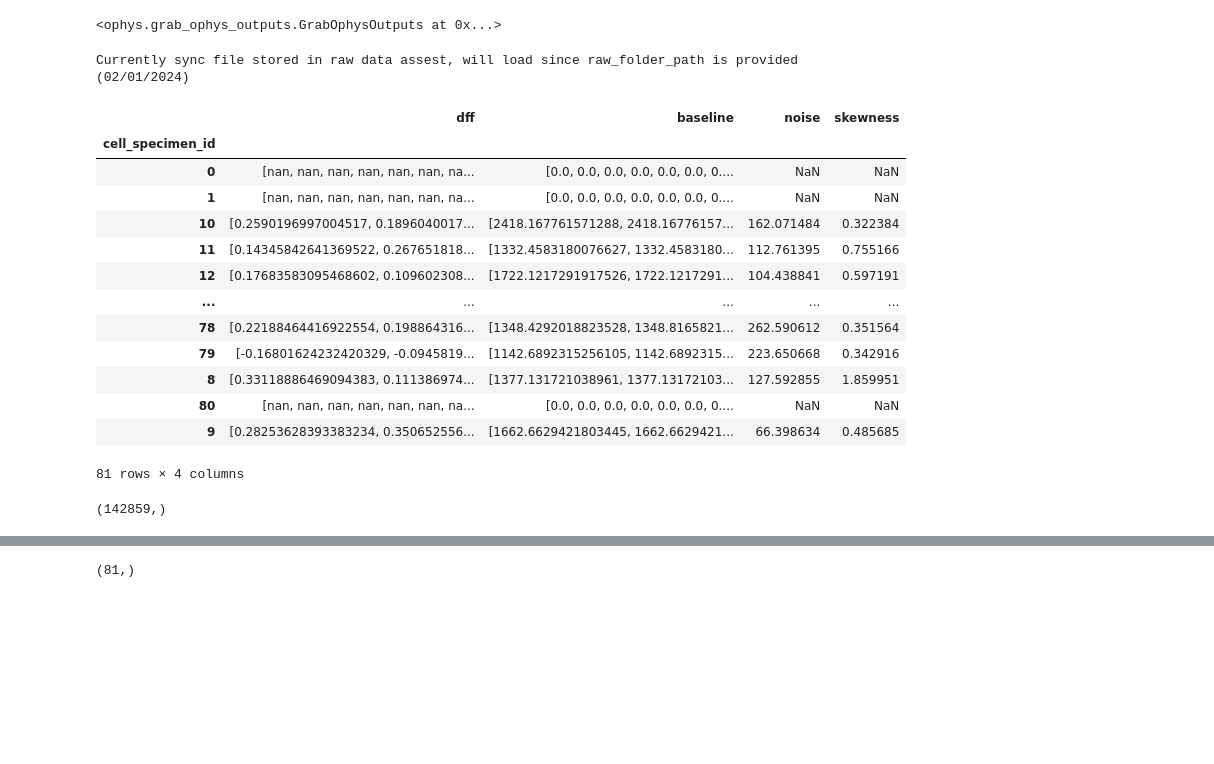
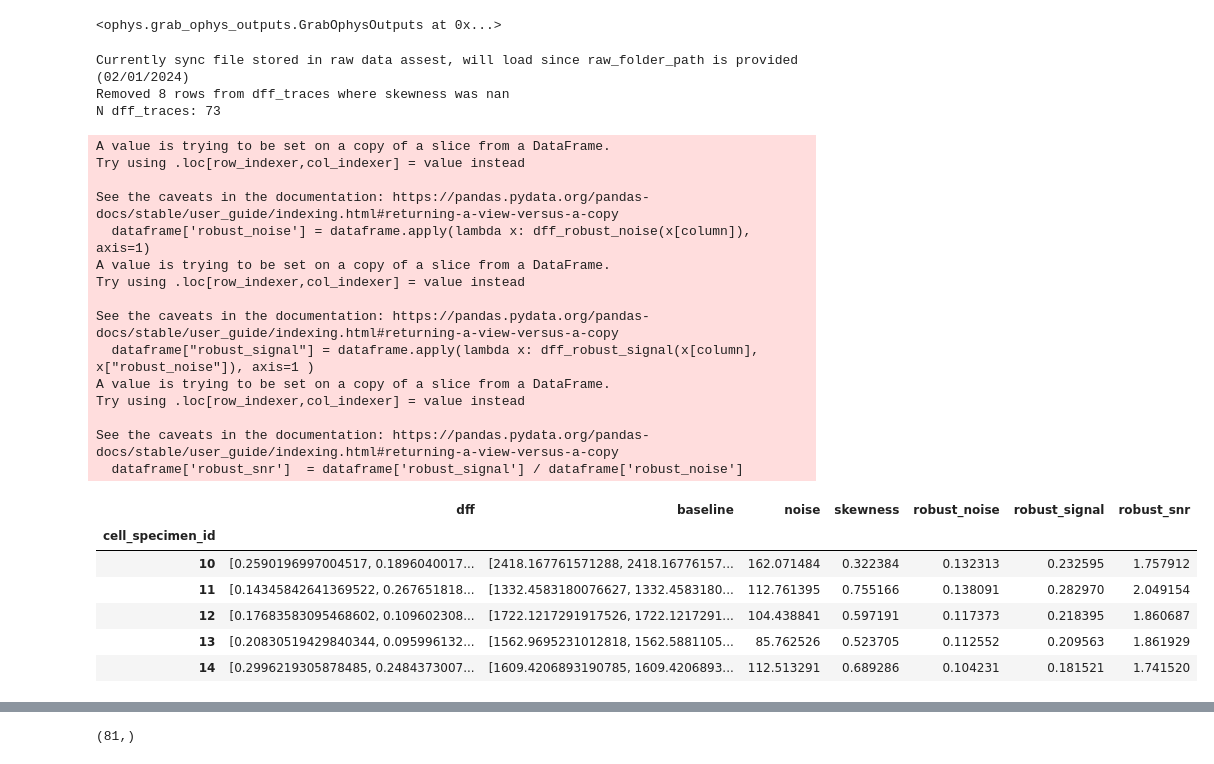
Before and after one commit to AllenNeuralDynamics/lamf-analysis, a Jupyter notebook: ophys-mfish-dev/notebooks/Dataset-object-demo.ipynb, the cells around one changed output, grey strips where cells are left out. Saved outputs shown, nothing was run; the diff lists cells and outputs as text; code cells hidden in the pictures; blank space fills up the shorter version.

```diff
--- a/ophys-mfish-dev/notebooks/GOO-demo.ipynb
+++ b/ophys-mfish-dev/notebooks/Dataset-object-demo.ipynb
@@ -39,28 +114,54 @@ goo2
 # %%
 processed_path = "/allen/programs/mindscope/workgroups/learning/mattd/co_dev/data/1299958728/processed/1299958728" # give experiment
 raw_path = "/allen/programs/mindscope/workgroups/learning/mattd/co_dev/data/1299958728/raw"
 
 #dataset = OphysDataset("/allen/programs/mindscope/workgroups/learning/mattd/co_dev/data/1098444819")
 dataset = OphysPlaneDataset(processed_path, raw_path)
 
-dataset.dff_traces
+dff_traces = dataset.dff_traces
+n_og_dff_traces = len(dff_traces)
+
+
+
+
+
+
+# remove rows in dff_traces where skewness is nan
+dff_traces = dff_traces[dff_traces.skewness.notna()]
+n_dff_traces = len(dff_traces)
+print(f"Removed {n_og_dff_traces - n_dff_traces} rows from dff_traces where skewness was nan")
+print(f"N dff_traces: {n_dff_traces}")
+
+dff_traces = compute_robust_snr_on_dataframe(dff_traces)
+
+noise = dff_traces.noise.values
+skewness = dff_traces.skewness.values
+robust_snr = dff_traces.robust_snr.values
+
+dff_traces.head()
 # %% [output]
 Currently sync file stored in raw data assest, will load since raw_folder_path is provided (02/01/2024)
+Removed 8 rows from dff_traces where skewness was nan
+N dff_traces: 73
+A value is trying to be set on a copy of a slice from a DataFrame.
+Try using .loc[row_indexer,col_indexer] = value instead
+
+See the caveats in the documentation: https://pandas.pydata.org/pandas-docs/stable/user_guide/indexing.html#returning-a-view-versus-a-copy
+  dataframe['robust_noise'] = dataframe.apply(lambda x: dff_robust_noise(x[column]), axis=1)
+A value is trying to be set on a copy of a slice from a DataFrame.
+Try using .loc[row_indexer,col_indexer] = value instead
+
+See the caveats in the documentation: https://pandas.pydata.org/pandas-docs/stable/user_guide/indexing.html#returning-a-view-versus-a-copy
+  dataframe["robust_signal"] = dataframe.apply(lambda x: dff_robust_signal(x[column], x["robust_noise"]), axis=1 )
+A value is trying to be set on a copy of a slice from a DataFrame.
+Try using .loc[row_indexer,col_indexer] = value instead
+
+See the caveats in the documentation: https://pandas.pydata.org/pandas-docs/stable/user_guide/indexing.html#returning-a-view-versus-a-copy
+  dataframe['robust_snr']  = dataframe['robust_signal'] / dataframe['robust_noise']
-|  | dff | baseline | noise | skewness |
-| cell_specimen_id |  |  |  |  |
-| 0 | [nan, nan, nan, nan, nan, nan, na... | [0.0, 0.0, 0.0, 0.0, 0.0, 0.0, 0.... | NaN | NaN |
-| 1 | [nan, nan, nan, nan, nan, nan, na... | [0.0, 0.0, 0.0, 0.0, 0.0, 0.0, 0.... | NaN | NaN |
-| 10 | [0.2590196997004517, 0.1896040017... | [2418.167761571288, 2418.16776157... | 162.071484 | 0.322384 |
-| 11 | [0.14345842641369522, 0.267651818... | [1332.4583180076627, 1332.4583180... | 112.761395 | 0.755166 |
-| 12 | [0.17683583095468602, 0.109602308... | [1722.1217291917526, 1722.1217291... | 104.438841 | 0.597191 |
-| ... | ... | ... | ... | ... |
-| 78 | [0.22188464416922554, 0.198864316... | [1348.4292018823528, 1348.8165821... | 262.590612 | 0.351564 |
-| 79 | [-0.16801624232420329, -0.0945819... | [1142.6892315256105, 1142.6892315... | 223.650668 | 0.342916 |
-| 8 | [0.33118886469094383, 0.111386974... | [1377.131721038961, 1377.13172103... | 127.592855 | 1.859951 |
-| 80 | [nan, nan, nan, nan, nan, nan, na... | [0.0, 0.0, 0.0, 0.0, 0.0, 0.0, 0.... | NaN | NaN |
-| 9 | [0.28253628393383234, 0.350652556... | [1662.6629421803445, 1662.6629421... | 66.398634 | 0.485685 |
+|  | dff | baseline | noise | skewness | robust_noise | robust_signal | robust_snr |
+| cell_specimen_id |  |  |  |  |  |  |  |
+| 10 | [0.2590196997004517, 0.1896040017... | [2418.167761571288, 2418.16776157... | 162.071484 | 0.322384 | 0.132313 | 0.232595 | 1.757912 |
+| 11 | [0.14345842641369522, 0.267651818... | [1332.4583180076627, 1332.4583180... | 112.761395 | 0.755166 | 0.138091 | 0.282970 | 2.049154 |
+| 12 | [0.17683583095468602, 0.109602308... | [1722.1217291917526, 1722.1217291... | 104.438841 | 0.597191 | 0.117373 | 0.218395 | 1.860687 |
+| 13 | [0.20830519429840344, 0.095996132... | [1562.9695231012818, 1562.5881105... | 85.762526 | 0.523705 | 0.112552 | 0.209563 | 1.861929 |
+| 14 | [0.2996219305878485, 0.2484373007... | [1609.4206893190785, 1609.4206893... | 112.513291 | 0.689286 | 0.104231 | 0.181521 | 1.741520 |
-81 rows × 4 columns
-# %%
-dataset.neuropil_traces.iloc[0].neuropil_fluorescence_traces.shape
-# %% [output]
-(142859,)
```
Also changed, not shown: parts of 5 cells of this notebook, 13 other files.
